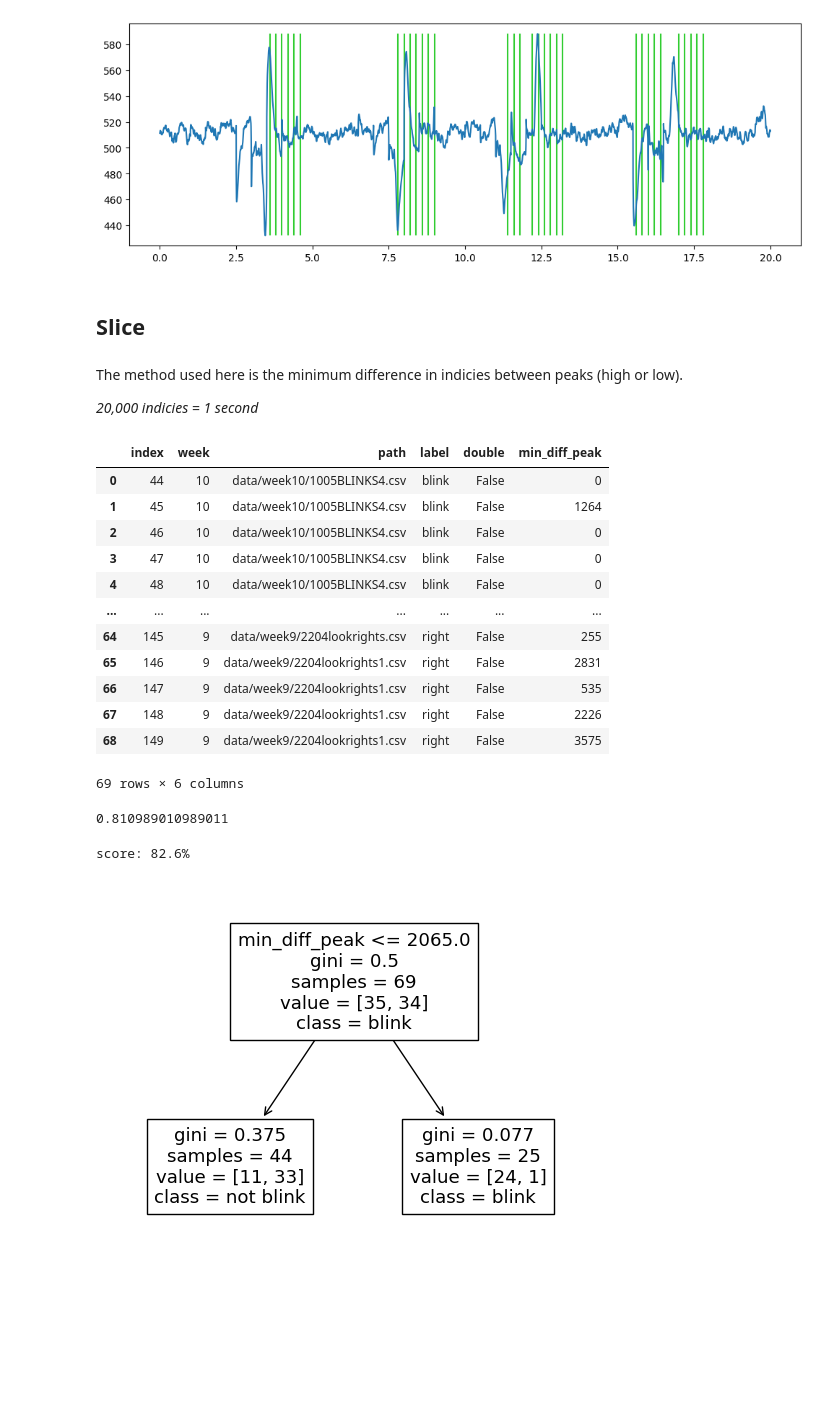
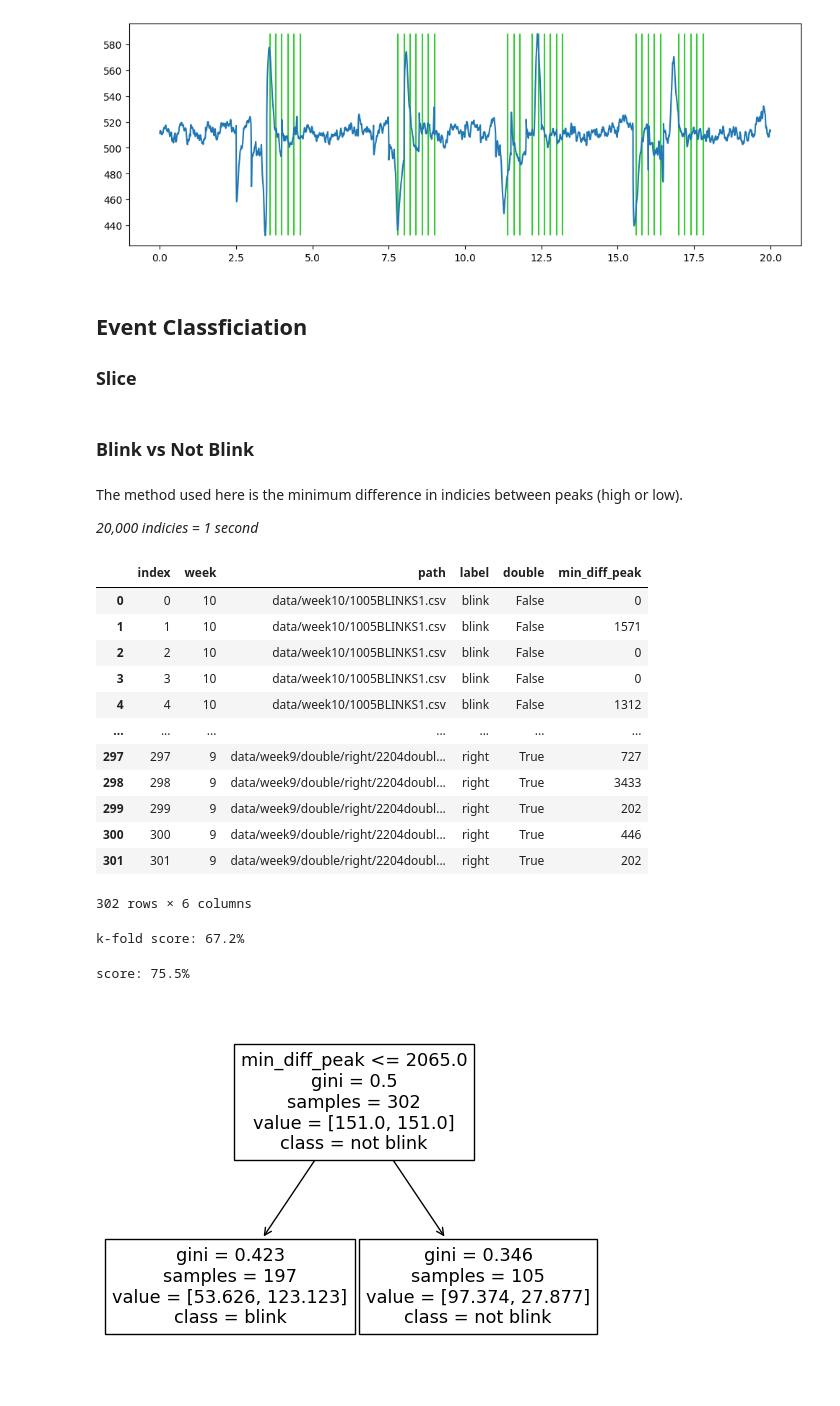
Before and after one commit to edward-ji/eyePlay, a Jupyter notebook: analysis/event.ipynb, the cells around one changed output. Drawn from its saved outputs; the diff is of its cells as text; code cells hidden in the pictures; blank space fills up the shorter version.

Commit message:
Add left/right and single/double classifier

```diff
--- a/analysis/event.ipynb
+++ b/analysis/event.ipynb
@@ -71,7 +71,7 @@ def plot_data(time, amp, laps=None, /, ax=None):
 # %%
 from tqdm.auto import tqdm
 
-figure_dir = Path("figure")
+figure_dir = Path("figure/raw")
 
 for path in tqdm(data_paths):
     fig, ax = plt.subplots(figsize=(12, 4))
@@ -250,8 +250,10 @@ plt.savefig("2204doubleleft.png")
 plt.show()
 # %% [output]
 [figure]
-# %% [markdown]
-## Slice
+# %% [markdown]
+## Event Classficiation
+
+### Slice
 # %%
 import re
 import pandas as pd
@@ -295,6 +297,8 @@ for path in tqdm(data_paths):
         })
 
 clip_df = pd.DataFrame(clip_df)
+# %% [markdown]
+### Blink vs Not Blink
 # %% [markdown]
 The method used here is the minimum difference in indicies between peaks (high or low).
 
@@ -313,27 +317,25 @@ def clip_features(amp):
         "min_diff_peak": min_diff_peak
     }
 
-clip9_df = clip_df[((clip_df["week"].isin([6, 9]))
-                    | ((clip_df["week"] == 10) & (clip_df["path"].isin(["data/week10/1005BLINKS4.csv", "data/week10/1005BLINKS5.csv", "data/week10/1005BLINKS6.csv"]))))
-    & (~clip_df["label"].isin(["test", "no"]))
-    & (~clip_df["double"])].reset_index()
-clip_feat = pd.DataFrame([*clip9_df["amp"].progress_apply(clip_features)])
-clip_feat_df = clip9_df.drop(columns=["time", "amp"]).join(clip_feat)
+clip_good_df = clip_df[((clip_df["week"].isin([6, 9, 10, 11])))
+    & (~clip_df["label"].isin(["test", "no"]))].reset_index()
+clip_feat = pd.DataFrame([*clip_good_df["amp"].progress_apply(clip_features)])
+clip_feat_df = clip_good_df.drop(columns=["time", "amp"]).join(clip_feat)
 clip_feat_df
 # %% [output]
 |  | index | week | path | label | double | min_diff_peak |
-| 0 | 44 | 10 | data/week10/1005BLINKS4.csv | blink | False | 0 |
-| 1 | 45 | 10 | data/week10/1005BLINKS4.csv | blink | False | 1264 |
-| 2 | 46 | 10 | data/week10/1005BLINKS4.csv | blink | False | 0 |
-| 3 | 47 | 10 | data/week10/1005BLINKS4.csv | blink | False | 0 |
-| 4 | 48 | 10 | data/week10/1005BLINKS4.csv | blink | False | 0 |
+| 0 | 0 | 10 | data/week10/1005BLINKS1.csv | blink | False | 0 |
+| 1 | 1 | 10 | data/week10/1005BLINKS1.csv | blink | False | 1571 |
+| 2 | 2 | 10 | data/week10/1005BLINKS1.csv | blink | False | 0 |
+| 3 | 3 | 10 | data/week10/1005BLINKS1.csv | blink | False | 0 |
+| 4 | 4 | 10 | data/week10/1005BLINKS1.csv | blink | False | 1312 |
 | ... | ... | ... | ... | ... | ... | ... |
-| 64 | 145 | 9 | data/week9/2204lookrights.csv | right | False | 255 |
-| 65 | 146 | 9 | data/week9/2204lookrights1.csv | right | False | 2831 |
-| 66 | 147 | 9 | data/week9/2204lookrights1.csv | right | False | 535 |
-| 67 | 148 | 9 | data/week9/2204lookrights1.csv | right | False | 2226 |
-| 68 | 149 | 9 | data/week9/2204lookrights1.csv | right | False | 3575 |
+| 297 | 297 | 9 | data/week9/double/right/2204doubl... | right | True | 727 |
+| 298 | 298 | 9 | data/week9/double/right/2204doubl... | right | True | 3433 |
+| 299 | 299 | 9 | data/week9/double/right/2204doubl... | right | True | 202 |
+| 300 | 300 | 9 | data/week9/double/right/2204doubl... | right | True | 446 |
+| 301 | 301 | 9 | data/week9/double/right/2204doubl... | right | True | 202 |
-69 rows × 6 columns
+302 rows × 6 columns
 # %%
 from sklearn.preprocessing import StandardScaler
 from sklearn.tree import DecisionTreeClassifier
@@ -351,19 +353,22 @@ for i, (train_index, test_index) in enumerate(kf.split(X, y)):
     X_test = X[test_index]
     y_test = y[test_index]
 
-    model = DecisionTreeClassifier(max_depth=1)
+    model = DecisionTreeClassifier(max_depth=1, class_weight="balanced")
     model.fit(X_train, y_train)
     scores.append(accuracy_score(y_test, model.predict(X_test)))
-np.mean(scores)
+
+print(f"k-fold score: {np.mean(scores):.1%}")
 # %% [output]
-0.810989010989011
+k-fold score: 67.2%
 # %%
-model = DecisionTreeClassifier(max_depth=1)
+model = DecisionTreeClassifier(max_depth=1, class_weight="balanced")
 model.fit(X, y)
 print(f"score: {model.score(X, y):.1%}")
 
-plot_tree(model, feature_names=clip_feat_df.columns[5:], class_names=["blink", "not blink"])
+plot_tree(model,
+          feature_names=clip_feat_df.columns[5:],
+          class_names=["not blink", "blink"])
 plt.show()
 # %% [output]
-score: 82.6%
+score: 75.5%
-[figure, old version]
+[figure, new version]
```
Also changed, not shown: parts of 10 cells of this notebook.
